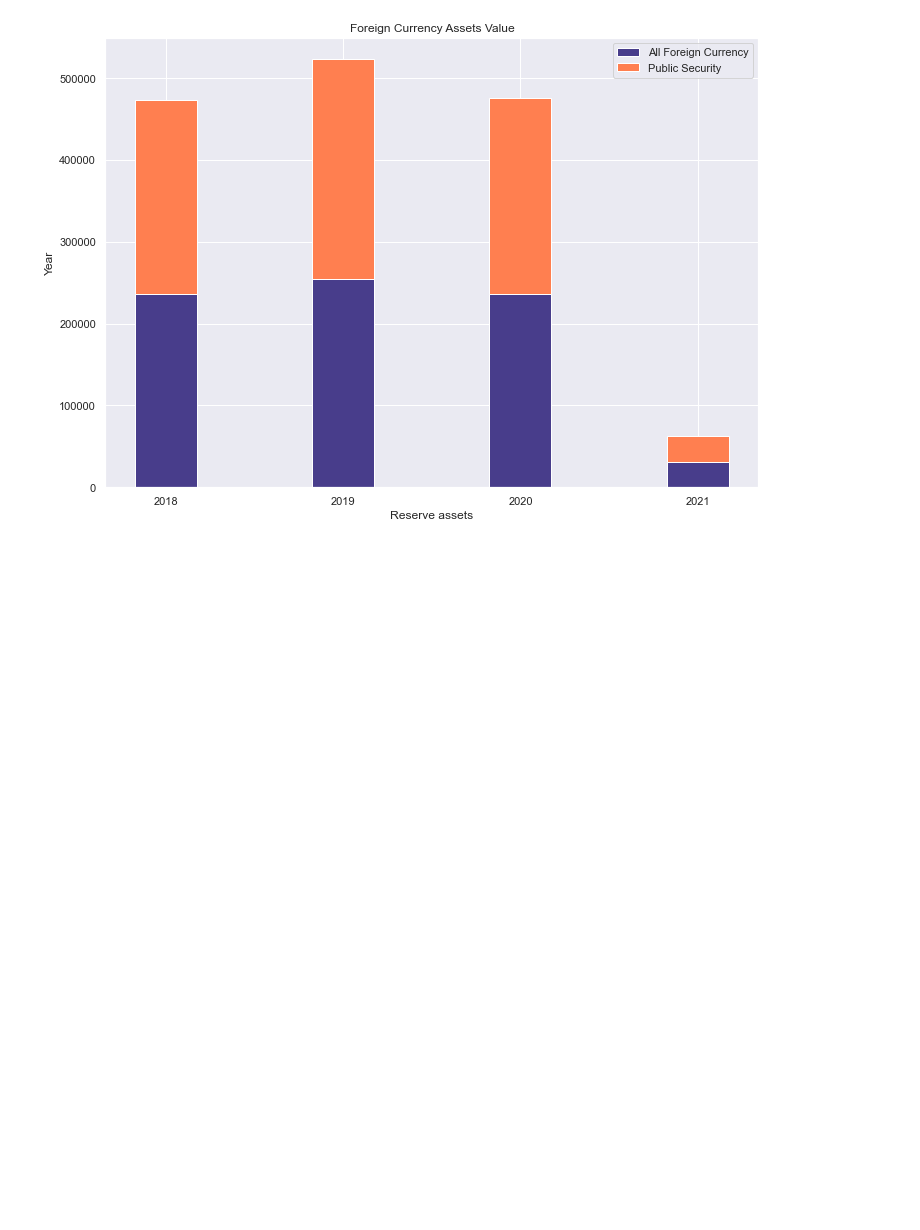
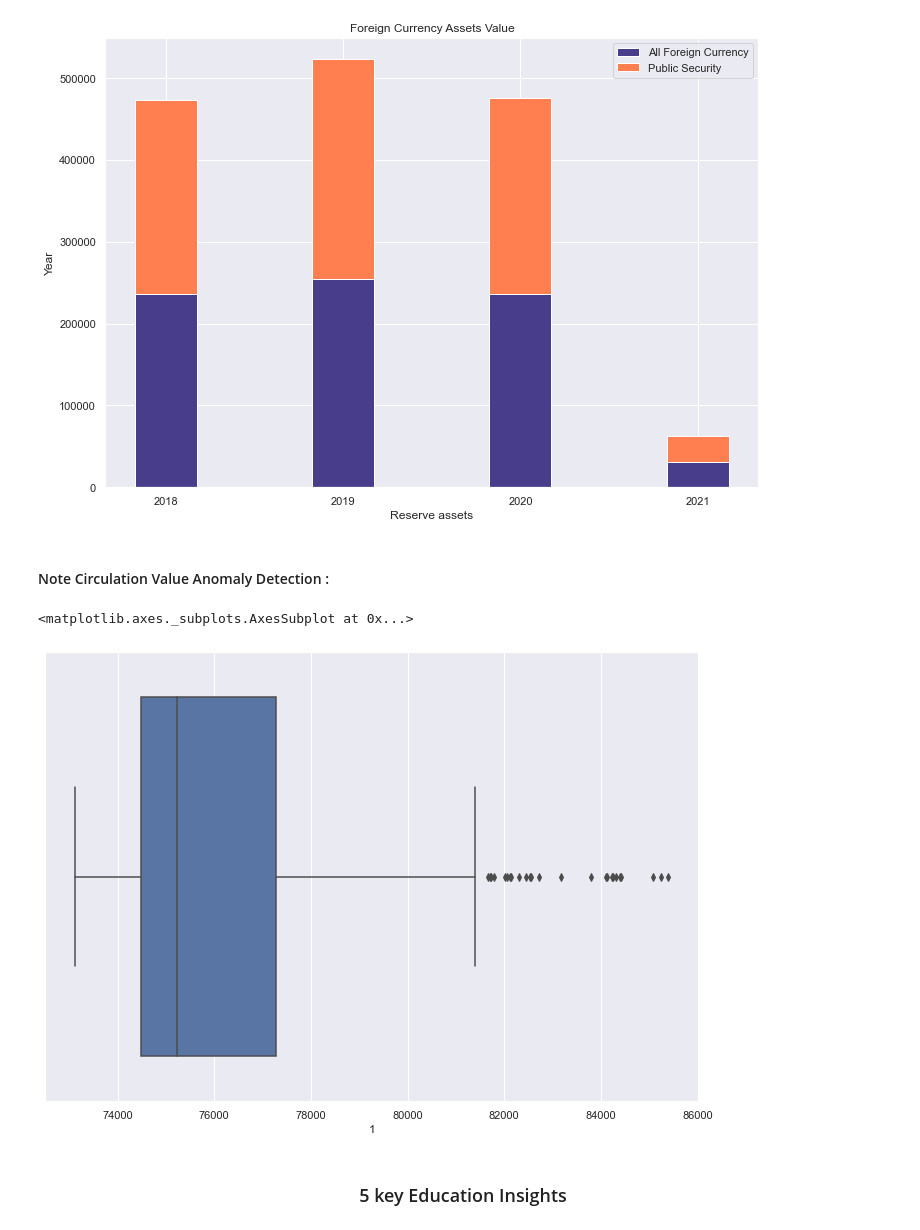
Before and after one commit to akashyanpure/Bank-Transactions-EDA, a Jupyter notebook: Akash_yanpure_Interview_task.ipynb, the cells around one changed output. Drawn from its saved outputs; the diff is of its cells as text; code cells hidden in the pictures; blank space fills up the shorter version.

```diff
--- a/Akash_yanpure_Interview_task.ipynb
+++ b/Akash_yanpure_Interview_task.ipynb
@@ -195,3 +196,12 @@ plt.show()
 fig.savefig('Foreign Currency.png',dpi=500)
 # %% [output]
 [figure]
+# %% [markdown]
+#### Note Circulation Value Anomaly Detection :
+# %%
+sn.boxplot(x=table_df[1])
+# %% [output]
+<matplotlib.axes._subplots.AxesSubplot at 0x...>
+[figure, added]
+# %% [markdown]
+### <center> 5 key Education Insights </center>
```
Also changed, not shown: parts of 21 cells of this notebook.
